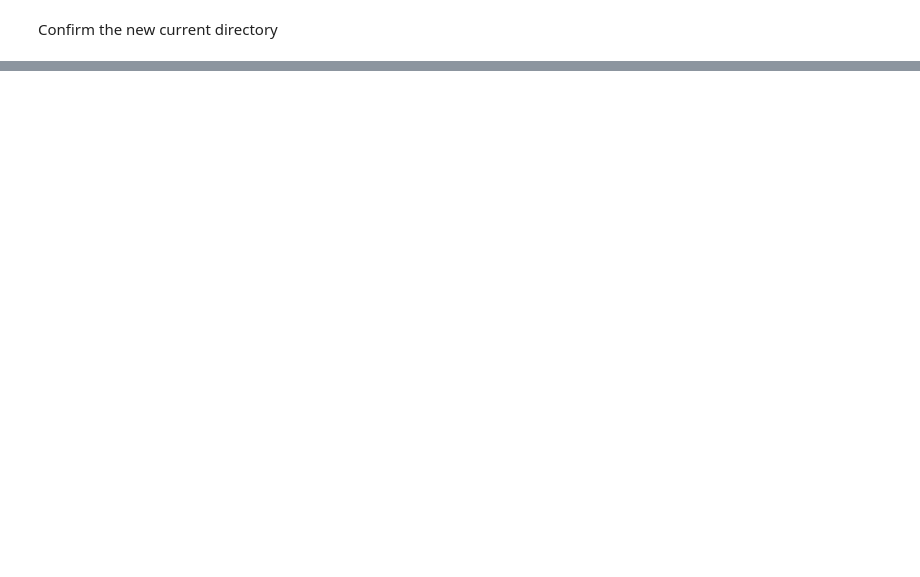
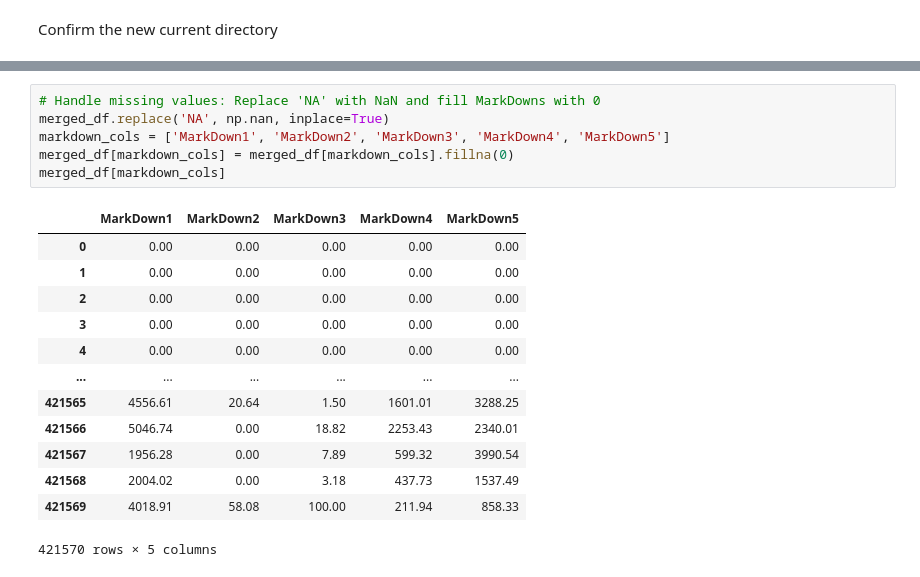
Before and after one commit to Isaac-Ola212/retail-sales, a Jupyter notebook: jupyter_notebooks/ETL.ipynb, the cells around one changed output, grey strips where cells are left out. Drawn from its saved outputs; the diff is of its cells as text; blank space fills up the shorter version.

```diff
--- a/jupyter_notebooks/ETL.ipynb
+++ b/jupyter_notebooks/ETL.ipynb
@@ -86,0 +125,20 @@ print("ETL completed. Cleaned data saved to dataset/clean-data/cleaned_sales_dat
+# %%
+# Handle missing values: Replace 'NA' with NaN and fill MarkDowns with 0
+merged_df.replace('NA', np.nan, inplace=True)
+markdown_cols = ['MarkDown1', 'MarkDown2', 'MarkDown3', 'MarkDown4', 'MarkDown5']
+merged_df[markdown_cols] = merged_df[markdown_cols].fillna(0)
+merged_df[markdown_cols]
+# %% [output]
+|  | MarkDown1 | MarkDown2 | MarkDown3 | MarkDown4 | MarkDown5 |
+| 0 | 0.00 | 0.00 | 0.00 | 0.00 | 0.00 |
+| 1 | 0.00 | 0.00 | 0.00 | 0.00 | 0.00 |
+| 2 | 0.00 | 0.00 | 0.00 | 0.00 | 0.00 |
+| 3 | 0.00 | 0.00 | 0.00 | 0.00 | 0.00 |
+| 4 | 0.00 | 0.00 | 0.00 | 0.00 | 0.00 |
+| ... | ... | ... | ... | ... | ... |
+| 421565 | 4556.61 | 20.64 | 1.50 | 1601.01 | 3288.25 |
+| 421566 | 5046.74 | 0.00 | 18.82 | 2253.43 | 2340.01 |
+| 421567 | 1956.28 | 0.00 | 7.89 | 599.32 | 3990.54 |
+| 421568 | 2004.02 | 0.00 | 3.18 | 437.73 | 1537.49 |
+| 421569 | 4018.91 | 58.08 | 100.00 | 211.94 | 858.33 |
+421570 rows × 5 columns
```
Also changed, not shown: parts of 15 cells of this notebook, 2 other files.
